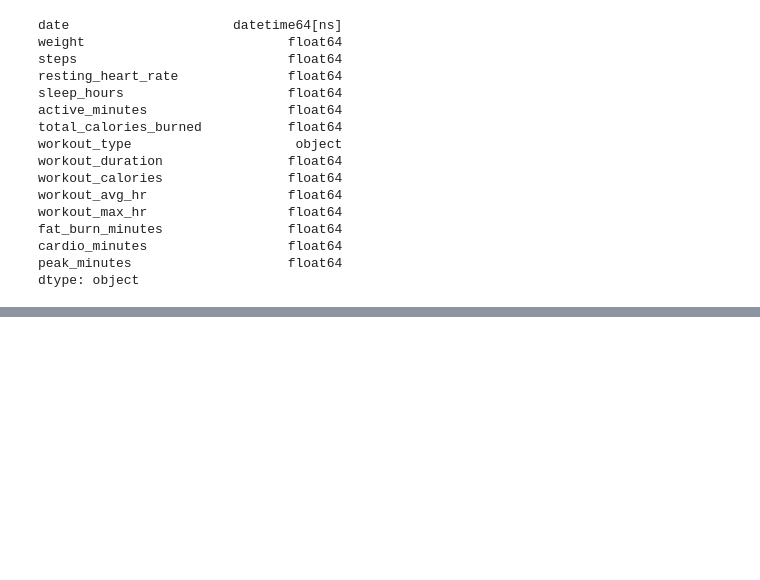
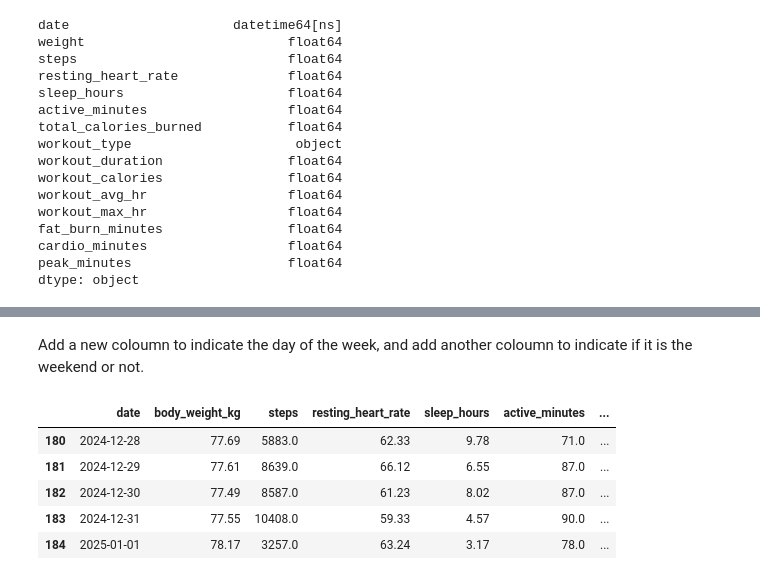
Before and after one commit to ivnkris/jupyter-fitness-tracker, a Jupyter notebook: fitness_tracker/fitness_tracker.ipynb, the cells around one changed output, grey strips where cells are left out. Drawn from its saved outputs; the diff is of its cells as text; code cells hidden in the pictures; blank space fills up the shorter version.

```diff
--- a/fitness_tracker/fitness_tracker.ipynb
+++ b/fitness_tracker/fitness_tracker.ipynb
@@ -142,0 +170,17 @@ dtype: object
+# %% [markdown]
+Add a new coloumn to indicate the day of the week, and add another coloumn to indicate if it is the weekend or not.
+# %%
+# Add a new coloumn to indicate day of the week
+fitness_data['day_of_week'] = fitness_data['date'].dt.day_name()
+
+# Add a new coloumn to indicate weekend
+fitness_data['is_weekend'] = fitness_data['day_of_week'].isin(['Saturday', 'Sunday'])
+
+fitness_data.tail()
+# %% [output]
+|  | date | body_weight_kg | steps | resting_heart_rate | sleep_hours | active_minutes | ... |
+| 180 | 2024-12-28 | 77.69 | 5883.0 | 62.33 | 9.78 | 71.0 | ... |
+| 181 | 2024-12-29 | 77.61 | 8639.0 | 66.12 | 6.55 | 87.0 | ... |
+| 182 | 2024-12-30 | 77.49 | 8587.0 | 61.23 | 8.02 | 87.0 | ... |
+| 183 | 2024-12-31 | 77.55 | 10408.0 | 59.33 | 4.57 | 90.0 | ... |
+| 184 | 2025-01-01 | 78.17 | 3257.0 | 63.24 | 3.17 | 78.0 | ... |
```
Also changed, not shown: parts of 7 cells of this notebook.
